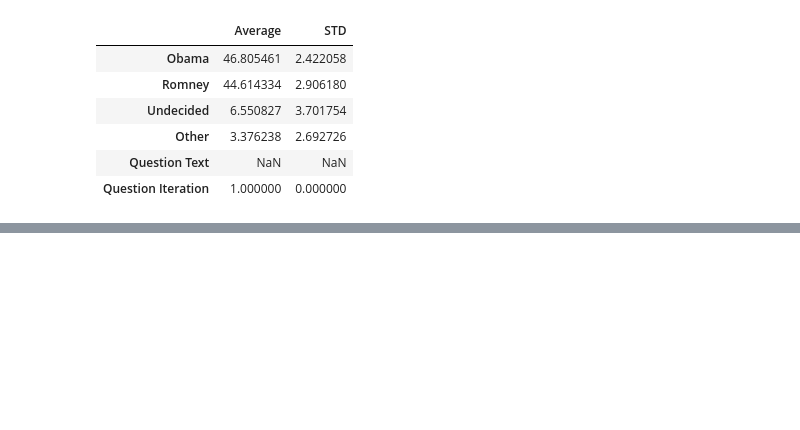
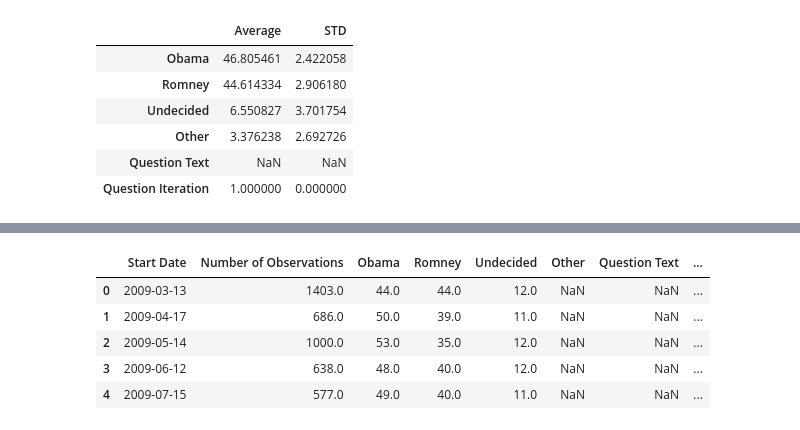
Before and after one commit to Tahan402/DailyPractice, a Jupyter notebook: Election_Data_Project.ipynb, the cells around one changed output, grey strips where cells are left out. Drawn from its saved outputs; the diff is of its cells as text; code cells hidden in the pictures; blank space fills up the shorter version.

```diff
--- a/Election_Data_Project.ipynb
+++ b/Election_Data_Project.ipynb
@@ -153,0 +181,11 @@ poll_avg
+# %%
+poll_df = poll_df.groupby(['Start Date'] , as_index = False).mean()
+
+poll_df.head()
+# %% [output]
+|  | Start Date | Number of Observations | Obama | Romney | Undecided | Other | Question Text | ... |
+| 0 | 2009-03-13 | 1403.0 | 44.0 | 44.0 | 12.0 | NaN | NaN | ... |
+| 1 | 2009-04-17 | 686.0 | 50.0 | 39.0 | 11.0 | NaN | NaN | ... |
+| 2 | 2009-05-14 | 1000.0 | 53.0 | 35.0 | 12.0 | NaN | NaN | ... |
+| 3 | 2009-06-12 | 638.0 | 48.0 | 40.0 | 12.0 | NaN | NaN | ... |
+| 4 | 2009-07-15 | 577.0 | 49.0 | 40.0 | 11.0 | NaN | NaN | ... |
```
Also changed, not shown: parts of 8 cells of this notebook.
